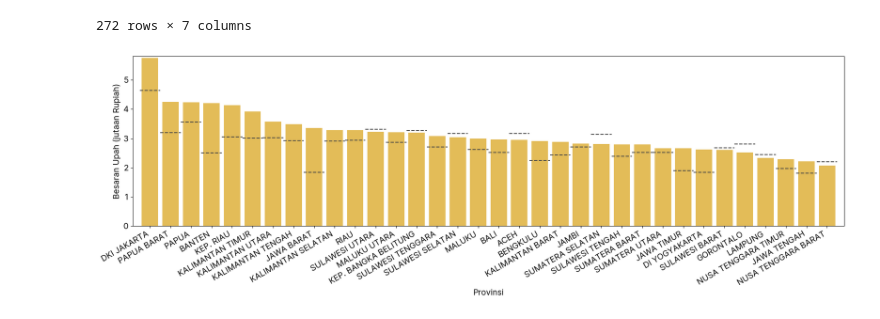
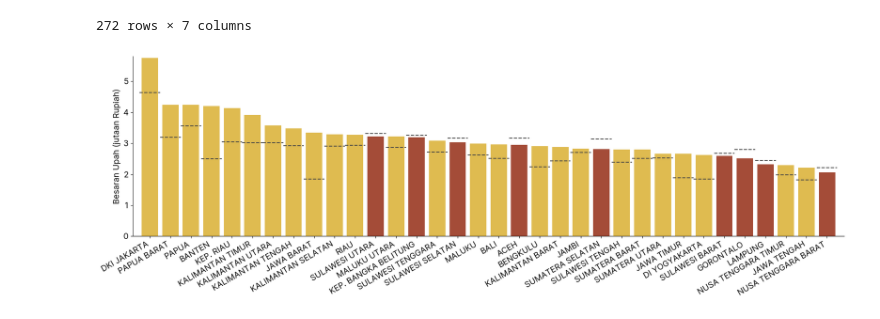
Before and after one commit to owencwijaya/tubes-01-visdat, a Jupyter notebook: dataset-kesejahteraan.ipynb, the cells around one changed output. Cells and saved outputs as stored; diff of their text form; code cells hidden in the pictures.

```diff
--- a/dataset-kesejahteraan.ipynb
+++ b/dataset-kesejahteraan.ipynb
@@ -880,34 +884,43 @@ upah_df
 # %%
 # floating chart untuk perbandingan upah bulanan dan ump
 
 fig, ax = plt.subplots(figsize = (18, 6))
 
 ump_merged_provinsi = ump_df[ump_df['tahun'] == 2022].groupby(["provinsi"]).mean().reset_index()[["provinsi", "ump"]]
-upah_merged_provinsi = upah_df[ump_df['tahun'] == 2022].groupby(["provinsi"])[["upah_bulanan"]].mean().sort_values(by = "upah_bulanan", ascending = False).reset_index()
+upah_merged_provinsi = upah_df[ump_df['tahun'] == 2022].groupby(["provinsi"])[["upah_bulanan"]].mean().reset_index()
+ump_upah_merged_provinsi = pd.merge(ump_merged_provinsi, upah_merged_provinsi, on = 'provinsi', how = 'outer').sort_values(by = "upah_bulanan", ascending = False).reset_index()
 
-ax.bar(upah_merged_provinsi["provinsi"], upah_merged_provinsi["upah_bulanan"], color = "#E3BC58", label = "Upah Bulanan")
+# if 'upah_bulanan' < 'ump', color #A44C38, else color #DFBB50
+colors = ump_upah_merged_provinsi.apply(lambda x: '#A44C38' if x['upah_bulanan'] < x['ump'] else '#DFBB50', axis = 1)
+
+ax.bar(ump_upah_merged_provinsi["provinsi"], ump_upah_merged_provinsi["upah_bulanan"], color=colors, label = "Upah Bulanan")
 
 # set y label to rotate 90 degrees
-ax.set_xticklabels(labels = upah_merged_provinsi["provinsi"], rotation = 30, fontsize = 14, ha = 'right')
+ax.set_xticklabels(labels = ump_upah_merged_provinsi["provinsi"], rotation = 30, fontsize = 14, ha = 'right')
 
 # for each bar, create a threshold line based on the value in ump_merged_provinsi where column provinsi = bar label
-for i, row in upah_merged_provinsi.iterrows():
-    ump_prov = ump_merged_provinsi[ump_merged_provinsi["provinsi"] == row["provinsi"]].iloc[0]
+for i, row in ump_upah_merged_provinsi.iterrows():
+    ump_prov = ump_upah_merged_provinsi[ump_upah_merged_provinsi["provinsi"] == row["provinsi"]].iloc[0]
     # make sure the threshold line is only for that one bar
     plt.hlines(y = ump_prov['ump'], xmin = i - 0.5, xmax = i + 0.5, color = '#474747', linestyle = '--')
 
 
 # # change the y axis label to 'Besaran Upah (Rupiah)'
-ax.set_xlabel('Provinsi', fontsize = 14)
+# ax.set_xlabel('Provinsi', fontsize = 14)
 ax.set_ylabel('Besaran Upah (jutaan Rupiah)', fontsize = 14)
 # # remove the 1e6 notation in y axis, but maintain label to still be number
 ax.yaxis.set_major_formatter(ticker.FuncFormatter(lambda x, pos: '{:,.0f}'.format(x / 1e6)))
 # set y tick label size to 14
 ax.tick_params(axis = 'y', labelsize = 14)
 #  remote the empty spaces between the top and bottom of chart
 ax.margins(0.01)
+
+# remove upper and right spines
+ax.spines['top'].set_visible(False)
+ax.spines['right'].set_visible(False)
+
 fig.tight_layout()
 plt.savefig('output/upah_bulanan_ump.png', transparent = True)
 plt.show()
 # %% [output]
-[figure, old version]
+[figure, new version]
```
Also changed, not shown: parts of 3 cells of this notebook, 3 other files.
